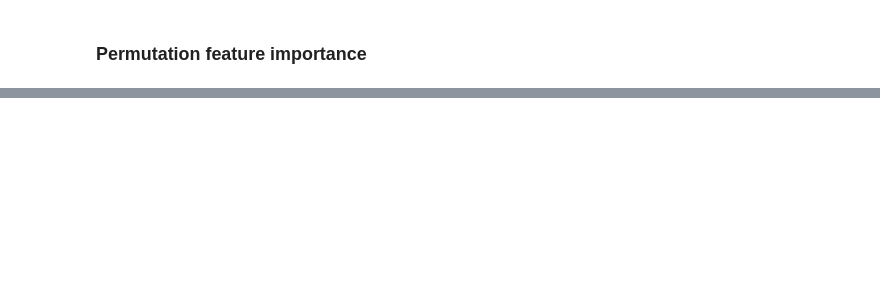
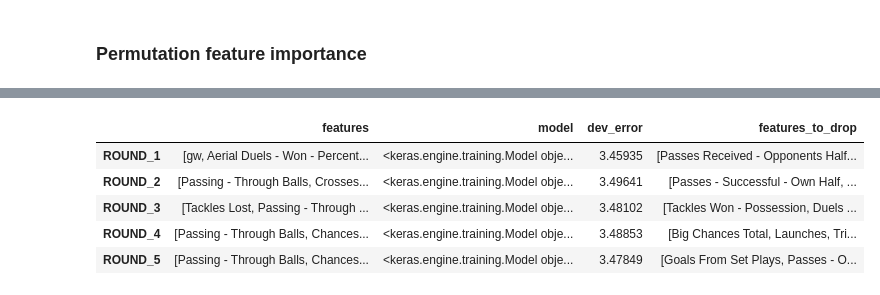
Before and after one commit to stevieg3/fpl-analysis, a Jupyter notebook: notebooks/DeepFantasyFootball/5. Feature selection (Colab).ipynb, the cells around one changed output, grey strips where cells are left out. Saved outputs shown, nothing was run; the diff lists cells and outputs as text; code cells hidden in the pictures; blank space fills up the shorter version.

```diff
--- a/notebooks/DeepFantasyFootball/5. Feature selection (Colab).ipynb
+++ b/notebooks/DeepFantasyFootball/5. Feature selection (Colab).ipynb
@@ -959,0 +915,10 @@ KeyboardInterrupt:
+# %%
+results_df = pd.DataFrame(FEATURE_SELECTION_DATA).T
+results_df.head()
+# %% [output]
+|  | features | model | dev_error | features_to_drop |
+| ROUND_1 | [gw, Aerial Duels - Won - Percent... | <keras.engine.training.Model obje... | 3.45935 | [Passes Received - Opponents Half... |
+| ROUND_2 | [Passing - Through Balls, Crosses... | <keras.engine.training.Model obje... | 3.49641 | [Passes - Successful - Own Half, ... |
+| ROUND_3 | [Tackles Lost, Passing - Through ... | <keras.engine.training.Model obje... | 3.48102 | [Tackles Won - Possession, Duels ... |
+| ROUND_4 | [Passing - Through Balls, Chances... | <keras.engine.training.Model obje... | 3.48853 | [Big Chances Total, Launches, Tri... |
+| ROUND_5 | [Passing - Through Balls, Chances... | <keras.engine.training.Model obje... | 3.47849 | [Goals From Set Plays, Passes - O... |
```
Also changed, not shown: parts of 37 cells of this notebook.
